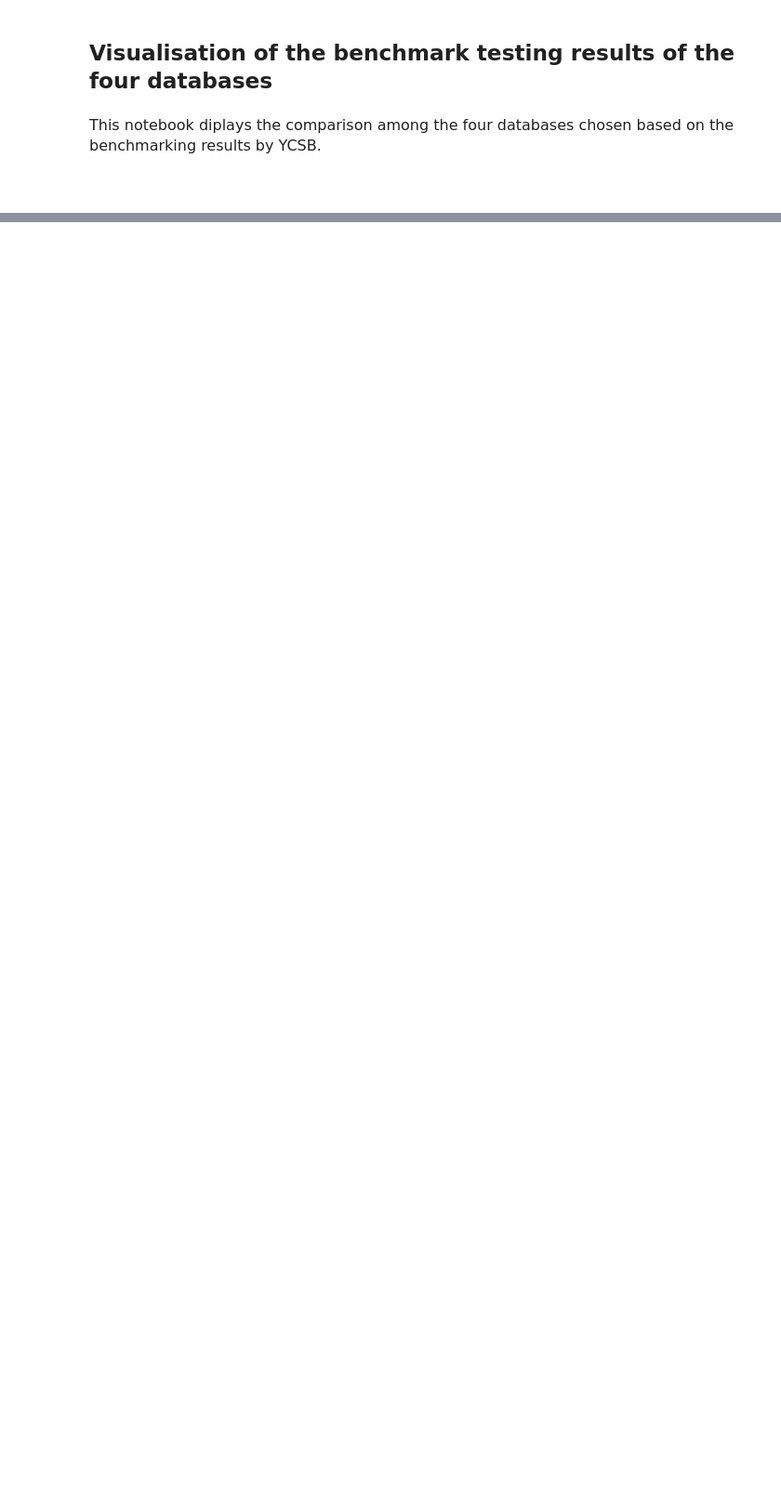
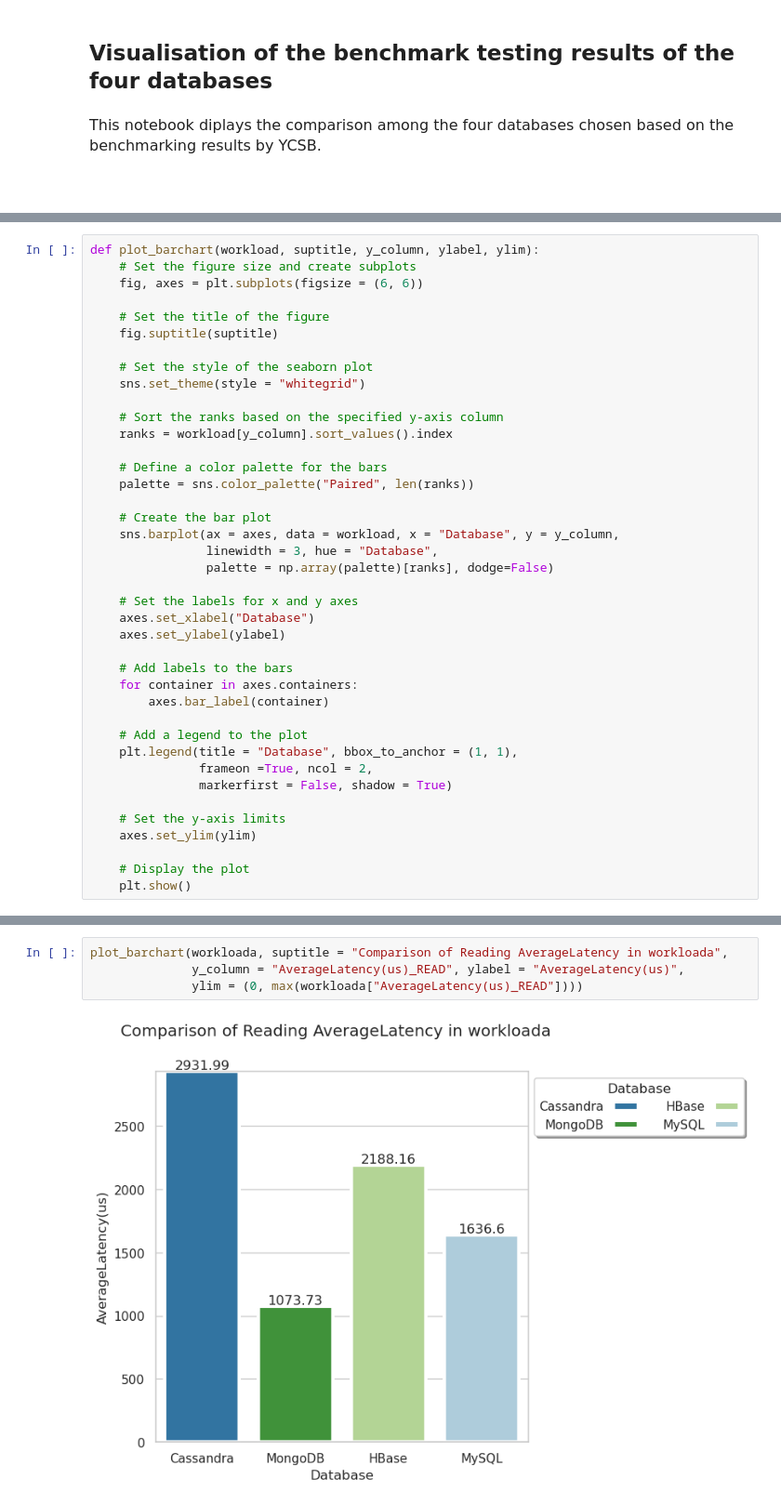
Before and after one commit to alecfei/sentiment-analysis-climate-change, a Jupyter notebook: benchmark testing/compare results and visualise.ipynb, the cells around one changed output, grey strips where cells are left out. Shown at 93% size. Cells and saved outputs as stored; diff of their text form; blank space fills up the shorter version.

```diff
--- a/benchmark testing/compare results and visualise.ipynb
+++ b/benchmark testing/compare results and visualise.ipynb
@@ -34,0 +53,40 @@ workloada = pd.
+# %%
+def plot_barchart(workload, suptitle, y_column, ylabel, ylim):
+    # Set the figure size and create subplots
+    fig, axes = plt.subplots(figsize = (6, 6))
+
+    # Set the title of the figure
+    fig.suptitle(suptitle)
+
+    # Set the style of the seaborn plot
+    sns.set_theme(style = "whitegrid")
+
+    # Sort the ranks based on the specified y-axis column
+    ranks = workload[y_column].sort_values().index
+
+    # Define a color palette for the bars
+    palette = sns.color_palette("Paired", len(ranks))
+
+    # Create the bar plot
+    sns.barplot(ax = axes, data = workload, x = "Database", y = y_column,
+                linewidth = 3, hue = "Database",
+                palette = np.array(palette)[ranks], dodge=False)
+
+    # Set the labels for x and y axes
+    axes.set_xlabel("Database")
+    axes.set_ylabel(ylabel)
+
+    # Add labels to the bars
+    for container in axes.containers:
+        axes.bar_label(container)
+
+    # Add a legend to the plot
+    plt.legend(title = "Database", bbox_to_anchor = (1, 1),
+               frameon =True, ncol = 2,
+               markerfirst = False, shadow = True)
+
+    # Set the y-axis limits
+    axes.set_ylim(ylim)
+
+    # Display the plot
+    plt.show()
@@ -34,0 +99,6 @@ workloada = pd.
+# %%
+plot_barchart(workloada, suptitle = "Comparison of Reading AverageLatency in workloada",
+              y_column = "AverageLatency(us)_READ", ylabel = "AverageLatency(us)",
+              ylim = (0, max(workloada["AverageLatency(us)_READ"])))
+# %% [output]
+[figure, added]
```
Also changed, not shown: parts of 13 cells of this notebook.
